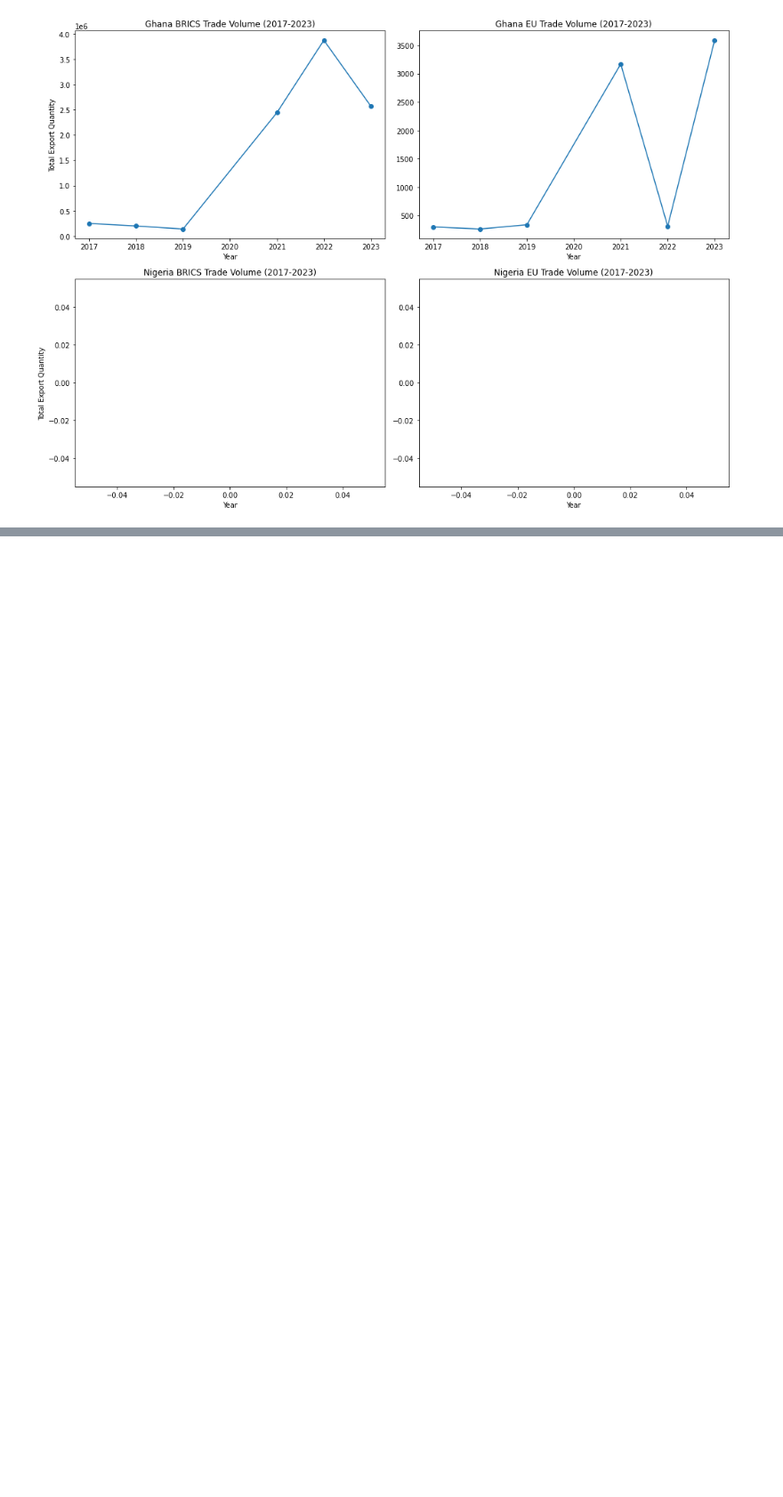
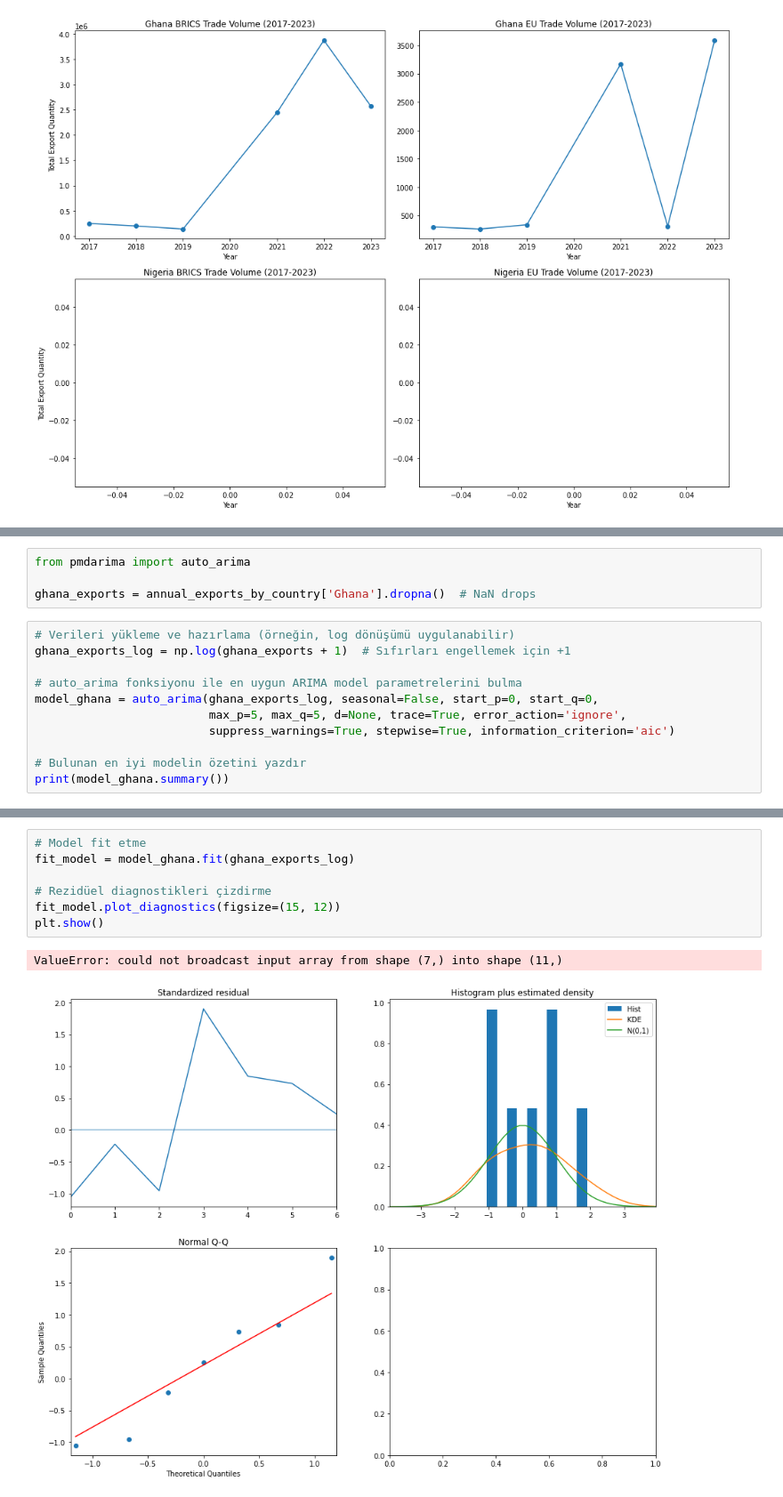
Before and after one commit to MrEktirir/Gold_Trade, a Jupyter notebook: Ghana_Nigeria_Gold_Trade_Analysis.ipynb, the cells around one changed output, grey strips where cells are left out. Shown at 89% size. Drawn from its saved outputs; the diff is of its cells as text; blank space fills up the shorter version.

Commit message:
prediction
* ARIMA implemented

```diff
--- a/Ghana_Nigeria_Gold_Trade_Analysis.ipynb
+++ b/Ghana_Nigeria_Gold_Trade_Analysis.ipynb
@@ -702,0 +770,15 @@ plt.show()
+# %%
+from pmdarima import auto_arima
+
+ghana_exports = annual_exports_by_country['Ghana'].dropna()  # NaN drops
+# %%
+# Verileri yükleme ve hazırlama (örneğin, log dönüşümü uygulanabilir)
+ghana_exports_log = np.log(ghana_exports + 1)  # Sıfırları engellemek için +1
+
+# auto_arima fonksiyonu ile en uygun ARIMA model parametrelerini bulma
+model_ghana = auto_arima(ghana_exports_log, seasonal=False, start_p=0, start_q=0,
+                         max_p=5, max_q=5, d=None, trace=True, error_action='ignore',
+                         suppress_warnings=True, stepwise=True, information_criterion='aic')
+
+# Bulunan en iyi modelin özetini yazdır
+print(model_ghana.summary())
@@ -702,0 +803,10 @@ plt.show()
+# %%
+# Model fit etme
+fit_model = model_ghana.fit(ghana_exports_log)
+
+# Rezidüel diagnostikleri çizdirme
+fit_model.plot_diagnostics(figsize=(15, 12))
+plt.show()
+# %% [output]
+ValueError: could not broadcast input array from shape (7,) into shape (11,)
+[figure, added]
```
Also changed, not shown: parts of 20 cells of this notebook.
